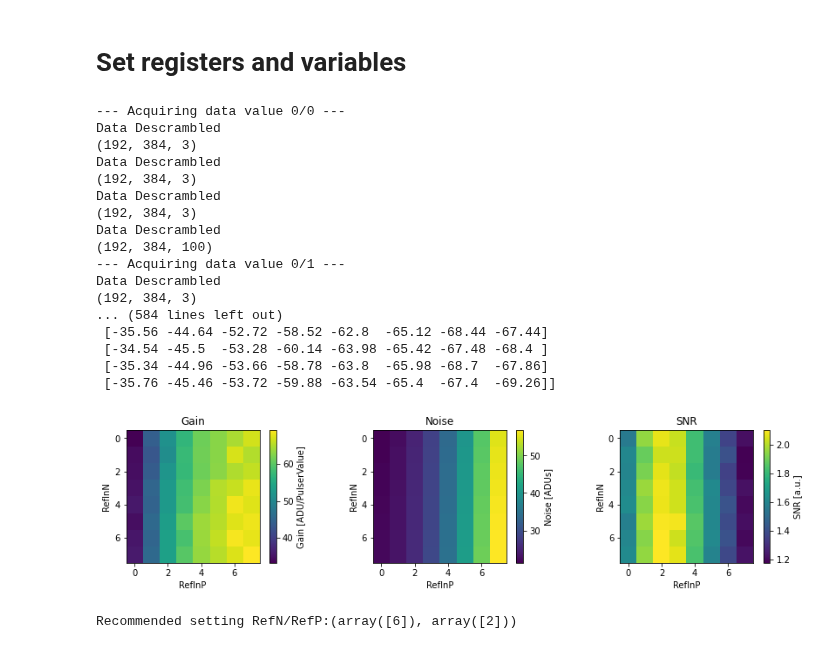
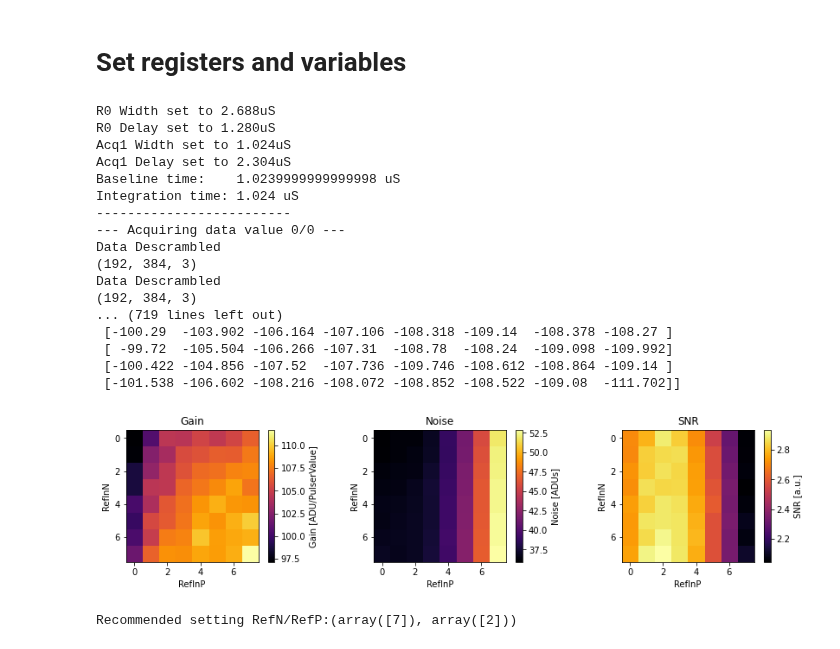
Before and after one commit to slaclab/epix-hr-m-320k, a Jupyter notebook: software/notebook/Pixel_SNR_sweep.ipynb, the cells around one changed output. Drawn from its saved outputs; the diff is of its cells as text; code cells hidden in the pictures.

Commit message:
Jupyter notebooks - added int time scan, gain modes

```diff
--- a/software/notebook/Pixel_SNR_sweep.ipynb
+++ b/software/notebook/Pixel_SNR_sweep.ipynb
@@ -136,6 +192,21 @@ ASIC3.CompTH_ePixM.set(0)
 # Reference pixel
 ref_row = 100
 ref_col = 150
+
+
+# Define integration time
+setR0(420, 200)
+setAcq1(160, 360)
+
+baseline_int_time = REGCTRL.AcqDelay1_us.get() - REGCTRL.R0Delay_us.get()
+integration_time = REGCTRL.AcqWidth1_us.get()
+print(f'Baseline time:    {baseline_int_time} uS')
+print(f'Integration time: {integration_time} uS')
+print(f'-------------------------')
+
+# Optimal bias settings
+ASIC3.RefinN.set(6)
+ASIC3.RefinP.set(2)
 
 # Define empty arrays
 
@@ -147,7 +218,7 @@ for RefN_val, RefP_val in np.ndindex(8,8):
     ASIC3.RefinN.set(RefN_val)
     ASIC3.RefinP.set(RefP_val)
     # Get ramps and calculate gain
-    ChInjValues, pixelRamp = ChInjRamp()
+    ChInjValues, pixelRamp = ChInjRamp(numberOfTriggers=3,Min=150,Max=200,numSteps=4)
     gain[RefN_val,RefP_val] = np.polyfit(ChInjValues, pixelRamp, 1)[0]
 
     # Get darks and calculate noise
@@ -158,23 +229,23 @@ for RefN_val, RefP_val in np.ndindex(8,8):
 print(noise)
 print(gain)
 # %% [output]
+R0 Width set to 2.688uS
+R0 Delay set to 1.280uS
+Acq1 Width set to 1.024uS
+Acq1 Delay set to 2.304uS
+Baseline time:    1.0239999999999998 uS
+Integration time: 1.024 uS
+-------------------------
 --- Acquiring data value 0/0 ---
 Data Descrambled
 (192, 384, 3)
 Data Descrambled
 (192, 384, 3)
-Data Descrambled
-(192, 384, 3)
-Data Descrambled
-(192, 384, 100)
---- Acquiring data value 0/1 ---
-Data Descrambled
-(192, 384, 3)
-... (584 lines left out)
- [-35.56 -44.64 -52.72 -58.52 -62.8  -65.12 -68.44 -67.44]
- [-34.54 -45.5  -53.28 -60.14 -63.98 -65.42 -67.48 -68.4 ]
- [-35.34 -44.96 -53.66 -58.78 -63.8  -65.98 -68.7  -67.86]
- [-35.76 -45.46 -53.72 -59.88 -63.54 -65.4  -67.4  -69.26]]
+... (719 lines left out)
+ [-100.29  -103.902 -106.164 -107.106 -108.318 -109.14  -108.378 -108.27 ]
+ [ -99.72  -105.504 -106.266 -107.31  -108.78  -108.24  -109.098 -109.992]
+ [-100.422 -104.856 -107.52  -107.736 -109.746 -108.612 -108.864 -109.14 ]
+ [-101.538 -106.602 -108.216 -108.072 -108.852 -108.522 -109.08  -111.702]]
 # %%
 snr = abs(gain)/noise
 
@@ -182,9 +253,9 @@ snr = abs(gain)/noise
 fig, axes = plt.subplots(1, 3, figsize=(12, 3))
 
 # Plot the images on each subplot
-im1 = axes[0].imshow(abs(gain), cmap='viridis')
-im2 = axes[1].imshow(noise, cmap='viridis')
-im3 = axes[2].imshow(snr, cmap='viridis')
+im1 = axes[0].imshow(abs(gain), cmap='inferno')
+im2 = axes[1].imshow(noise, cmap='inferno')
+im3 = axes[2].imshow(snr, cmap='inferno')
 
 # Set titles for each subplot
 axes[0].set_title('Gain')
@@ -193,32 +264,32 @@ axes[2].set_title('SNR')
 
 axes[0].set_xlabel('RefInP')
 axes[1].set_xlabel('RefInP')
 axes[2].set_xlabel('RefInP')
 
 axes[0].set_ylabel('RefInN')
 axes[1].set_ylabel('RefInN')
 axes[2].set_ylabel('RefInN')
 
 # Optionally, display the axes on each subplot
 axes[0].axis('on')
 axes[1].axis('on')
 axes[2].axis('on')
 
 # Add colorbars to each subplot
 cbar1 = fig.colorbar(im1, ax=axes[0])
 cbar2 = fig.colorbar(im2, ax=axes[1])
 cbar3 = fig.colorbar(im3, ax=axes[2])
 
 # Set colorbar labels (optional)
 cbar1.set_label('Gain [ADU/PulserValue]')
 cbar2.set_label('Noise [ADUs]')
 cbar3.set_label('SNR [a.u.]')
 
 # Show the plots
 plt.tight_layout()
 plt.show()
 
 print('Recommended setting RefN/RefP:{}'.format(np.where(snr == snr.max())))
 # %% [output]
-[figure, old version]
+[figure, new version]
-Recommended setting RefN/RefP:(array([6]), array([2]))
+Recommended setting RefN/RefP:(array([7]), array([2]))
```
Also changed, not shown: parts of 4 cells of this notebook, 4 other files.
